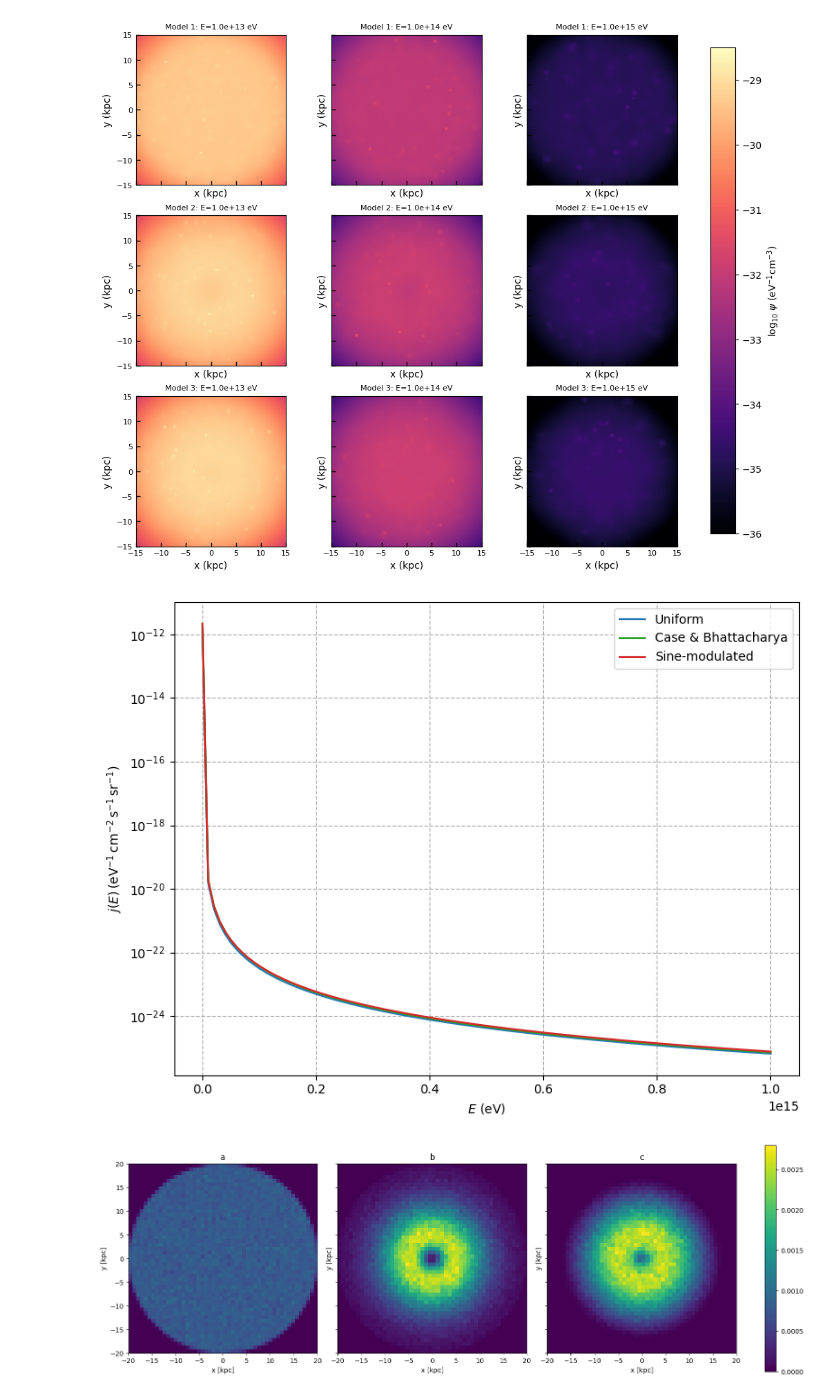
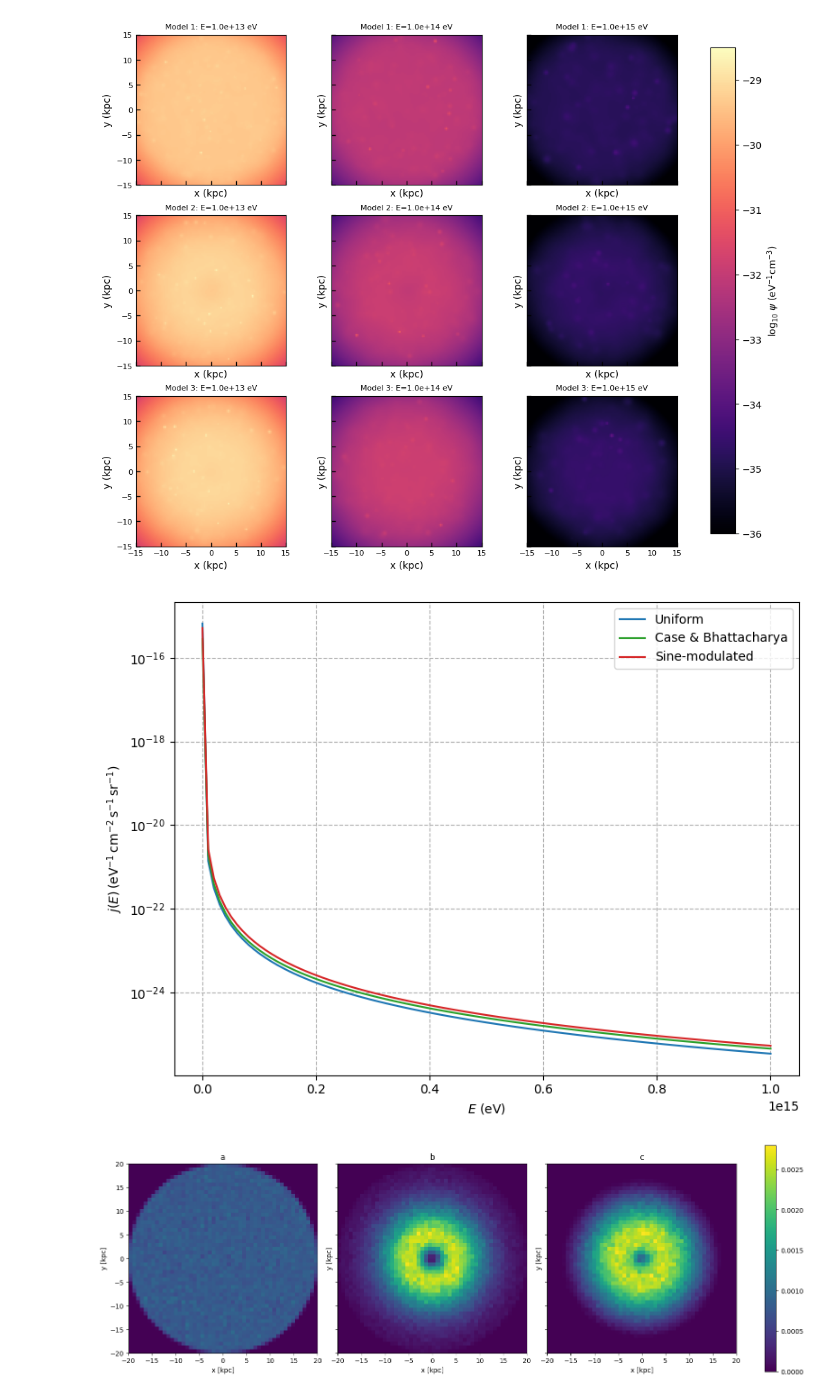
Before and after one commit to JP12468/CRmap, a Jupyter notebook: CRmap.ipynb, the cells around one changed output. Cells and saved outputs as stored; diff of their text form; code cells hidden in the pictures.

```diff
--- a/CRmap.ipynb
+++ b/CRmap.ipynb
@@ -545,43 +545,42 @@ def generate_sources(model_id, key, N_sources):
     return jnp.stack([jnp.array(x) * kpc, jnp.array(y) * kpc, z], axis=-1)
 
 key = random.PRNGKey(42)
 colors = ['tab:blue', 'tab:green', 'tab:red']
 labels = ['Uniform', 'Case & Bhattacharya', 'Sine-modulated']
 
 plt.figure(figsize=(8, 6))
 
 for model_id in [1, 2, 3]:
     subkey, key = random.split(key)
 
-    E_ref = 1e10
-    D = kappa_E(E_ref)
-    t_max = (L**2) / (2 * D)
-    t_max_year = t_max / year
+    for i, E in enumerate(E_values):
+        D = kappa_E(E)
+        t_max = (L**2) / (2 * D)
+        t_max_year = t_max / year
 
-    N_sources = int(0.03 * t_max_year)
-    if N_sources < 1:
-        N_sources = 1
+        N_sources = int(0.03 * t_max_year)
+        if N_sources < 1:
+            N_sources = 1
 
     sources = generate_sources(model_id, subkey, N_sources)
 
-    min_tau_year = 1e3
-    tau_i_year = random.uniform(subkey, shape=(N_sources,), minval=min_tau_year, maxval=float(t_max_year), dtype=jnp.float64)
+    tau_i_year = random.uniform(subkey, shape=(N_sources,), minval=0, maxval=float(t_max_year), dtype=jnp.float64)
     tau_i = tau_i_year * year
 
     j_vals = [j_CR_at_point(E, sources, tau_i, x_obs, y_obs) for E in E_values]
 
     plt.plot(E_values, j_vals, label=labels[model_id - 1], color=colors[model_id - 1])
 
 plt.xlabel("$E$ (eV)")
 plt.ylabel(r"$j(E)\,\mathrm{(eV^{-1}\,cm^{-2}\,s^{-1}\,sr^{-1})}$")
 #plt.xscale('log')
 plt.yscale('log')
 plt.legend()
 plt.grid(True, which="both", ls="--")
 plt.tight_layout()
 plt.show()
 # %% [output]
-[figure, old version]
+[figure, new version]
 # %%
 import numpy as np
 import matplotlib.pyplot as plt
```
